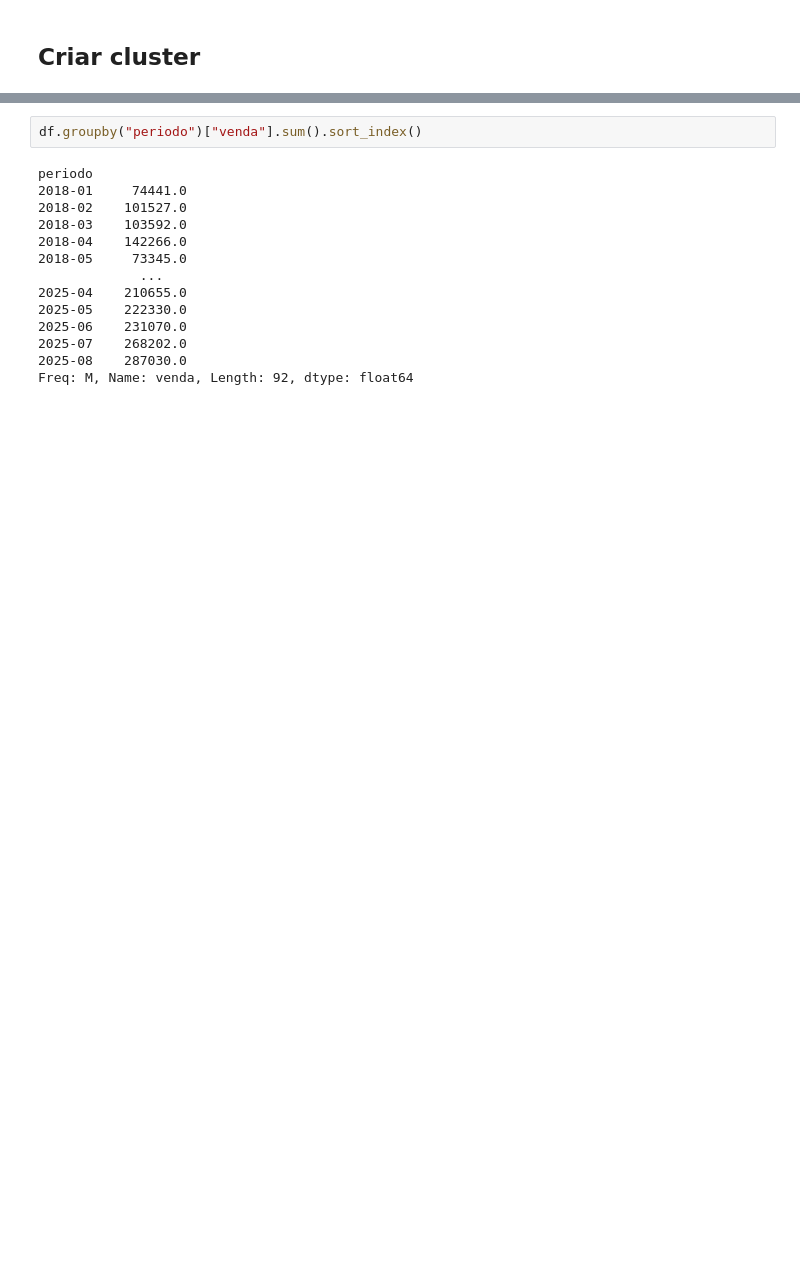
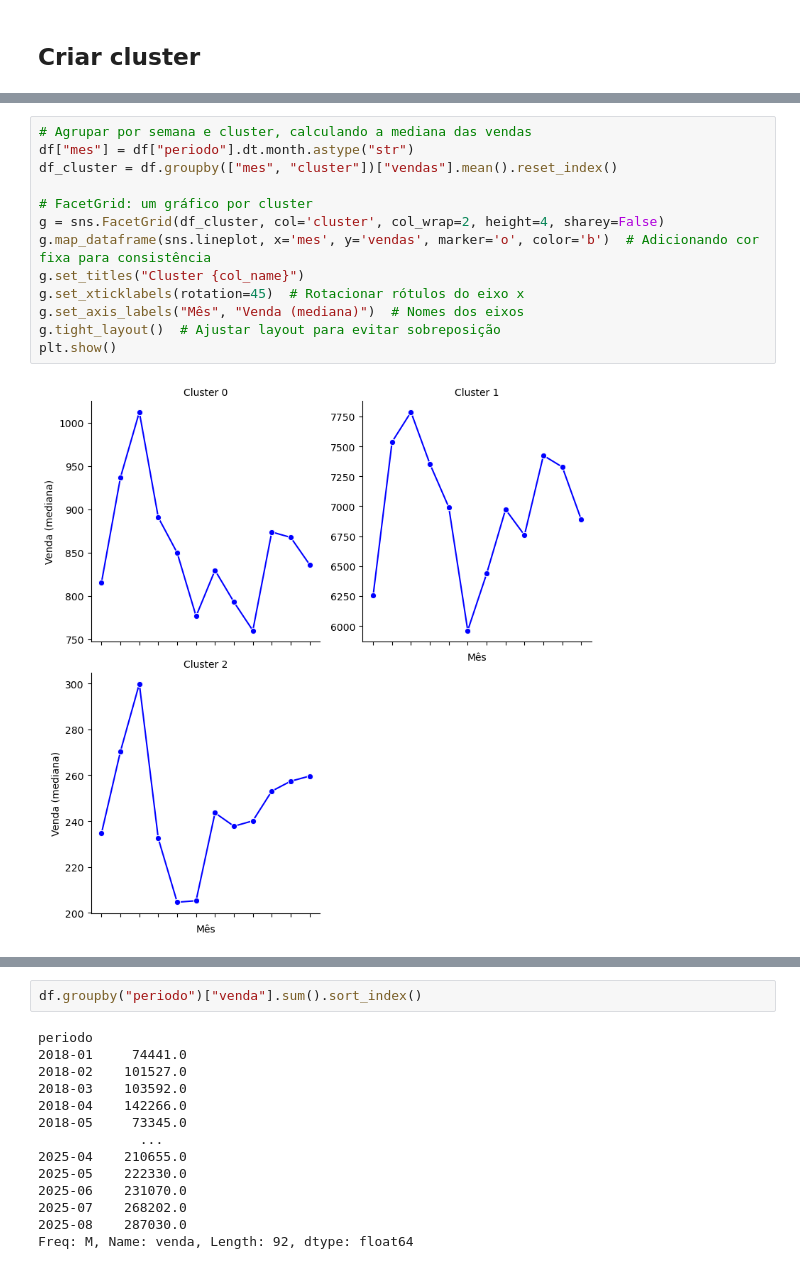
Before and after one commit to Marcelo-Honorio/ds_prod_venda, a Jupyter notebook: explorando_dados.ipynb, the cells around one changed output, grey strips where cells are left out. Cells and saved outputs as stored; diff of their text form; blank space fills up the shorter version.

```diff
--- a/explorando_dados.ipynb
+++ b/explorando_dados.ipynb
@@ -85,0 +86,15 @@ plt.show()
+# %%
+# Agrupar por semana e cluster, calculando a mediana das vendas
+df["mes"] = df["periodo"].dt.month.astype("str")
+df_cluster = df.groupby(["mes", "cluster"])["vendas"].mean().reset_index()
+
+# FacetGrid: um gráfico por cluster
+g = sns.FacetGrid(df_cluster, col='cluster', col_wrap=2, height=4, sharey=False)
+g.map_dataframe(sns.lineplot, x='mes', y='vendas', marker='o', color='b')  # Adicionando cor fixa para consistência
+g.set_titles("Cluster {col_name}")
+g.set_xticklabels(rotation=45)  # Rotacionar rótulos do eixo x
+g.set_axis_labels("Mês", "Venda (mediana)")  # Nomes dos eixos
+g.tight_layout()  # Ajustar layout para evitar sobreposição
+plt.show()
+# %% [output]
+[figure, added]
```
Also changed, not shown: parts of 33 cells of this notebook, 2 other files.
